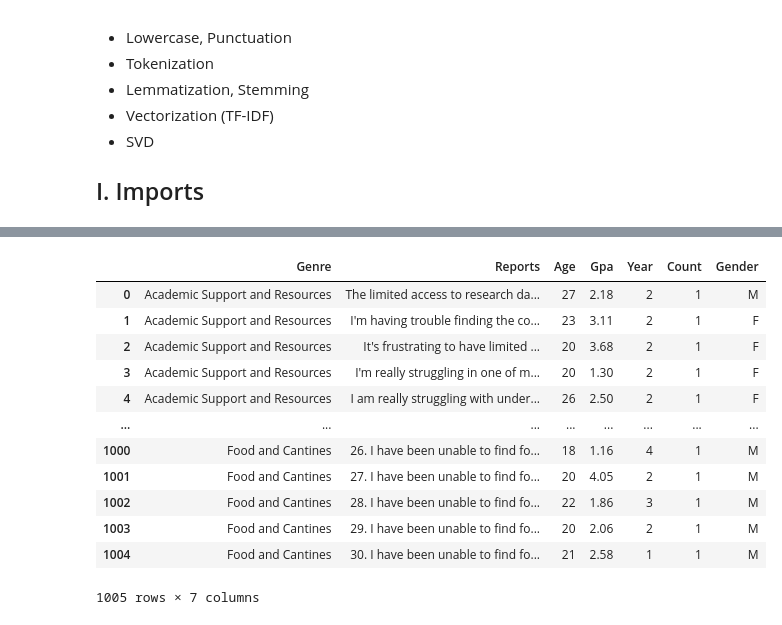
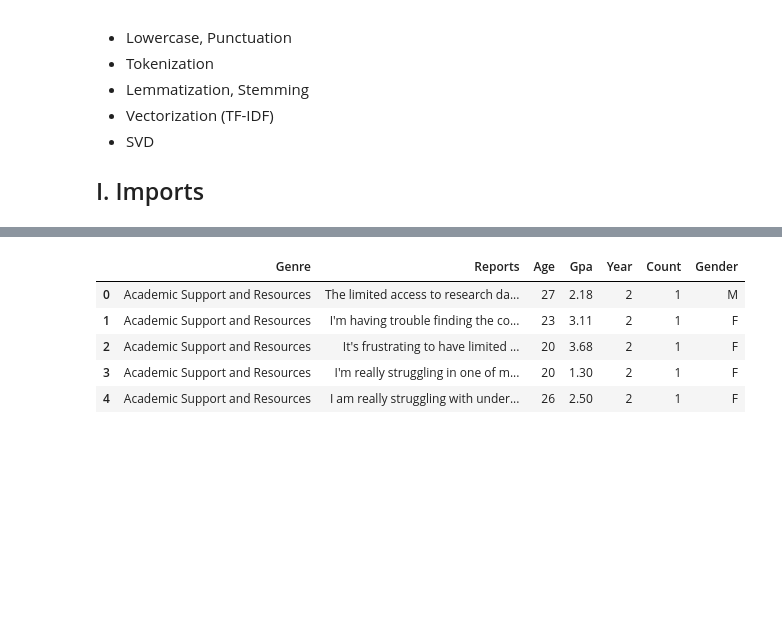
Before and after one commit to Road2Data/P3-Voices-Heard, a Jupyter notebook: textualAnalysis.ipynb, the cells around one changed output, grey strips where cells are left out. Saved outputs shown, nothing was run; the diff lists cells and outputs as text; code cells hidden in the pictures; blank space fills up the shorter version.

```diff
--- a/textualAnalysis.ipynb
+++ b/textualAnalysis.ipynb
@@ -39,17 +42,10 @@ from sklearn.svm import SVC
 # %%
-text = pd.read_csv("data/voicesHeard.csv")
-text
+df = pd.read_csv("data/voicesHeard.csv")
+df.head()
 # %% [output]
 |  | Genre | Reports | Age | Gpa | Year | Count | Gender |
 | 0 | Academic Support and Resources | The limited access to research da... | 27 | 2.18 | 2 | 1 | M |
 | 1 | Academic Support and Resources | I'm having trouble finding the co... | 23 | 3.11 | 2 | 1 | F |
 | 2 | Academic Support and Resources | It's frustrating to have limited ... | 20 | 3.68 | 2 | 1 | F |
 | 3 | Academic Support and Resources | I'm really struggling in one of m... | 20 | 1.30 | 2 | 1 | F |
 | 4 | Academic Support and Resources | I am really struggling with under... | 26 | 2.50 | 2 | 1 | F |
-| ... | ... | ... | ... | ... | ... | ... | ... |
-| 1000 | Food and Cantines | 26. I have been unable to find fo... | 18 | 1.16 | 4 | 1 | M |
-| 1001 | Food and Cantines | 27. I have been unable to find fo... | 20 | 4.05 | 2 | 1 | M |
-| 1002 | Food and Cantines | 28. I have been unable to find fo... | 22 | 1.86 | 3 | 1 | M |
-| 1003 | Food and Cantines | 29. I have been unable to find fo... | 20 | 2.06 | 2 | 1 | M |
-| 1004 | Food and Cantines | 30. I have been unable to find fo... | 21 | 2.58 | 1 | 1 | M |
-1005 rows × 7 columns
```
Also changed, not shown: parts of 13 cells of this notebook.
